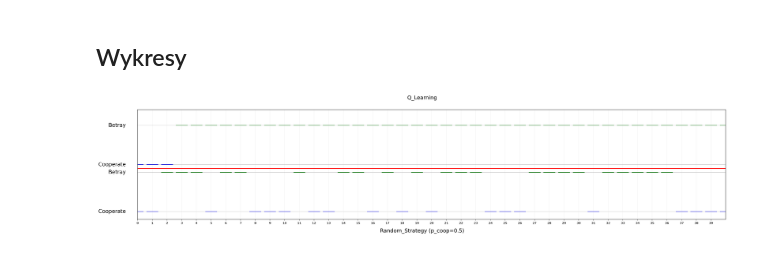
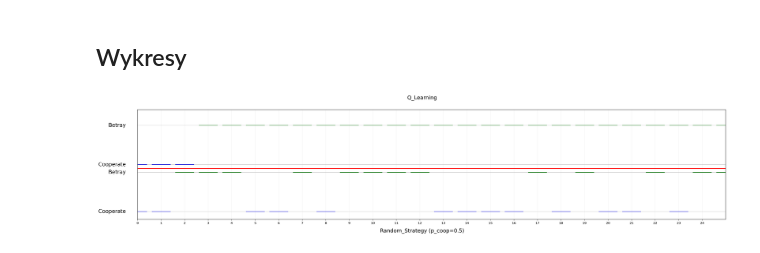
Before and after one commit to A-Rozmarynowicz/Prisoners_Dilemma_Simulator, a Jupyter notebook: source/main.ipynb, the cells around one changed output. Cells and saved outputs as stored; diff of their text form; code cells hidden in the pictures.

```diff
--- a/source/main.ipynb
+++ b/source/main.ipynb
@@ -288,12 +285,12 @@ if store_styled_matrix_in_html:
 # %% [markdown]
 ## Wykresy
 # %%
+%matplotlib inline
 import numpy as np
 import matplotlib.pyplot as plt
-%matplotlib inline
 
 x_min = 0
-x_max = 40
+x_max = 25
 strategy1_name = "Q"
 strategy2_name = "Random_Strategy (p_coop=0.5)"
 
@@ -331,31 +328,31 @@ plt.hlines(y = y_scale, xmin=x_min, xmax=x_max, colors="gray", linestyles="-", a
 plt.hlines(y = y_scale-y_offset, xmin=x_min, xmax=x_max, colors="gray", linestyles="-", alpha=0.3)
 plt.hlines(y = -y_offset, xmin=x_min, xmax=x_max, colors="gray", linestyles="-", alpha=0.3)
 
 plt.xlim([x_min, x_max])
 plt.ylim([-y_offset-0.1, y_offset+0.1])
 plt.yticks([])
 plt.ylabel("")
 plt.suptitle(f"{get_name(strategy1_ID)}", fontsize=fontsize, ha="center")
 
 
 ax = plt.gca()
 
 ax.text(-0.02, 0, 'Cooperate', transform=ax.get_yaxis_transform(),
         va='center', ha='right', fontsize=fontsize)
 ax.text(-0.02, y_scale, 'Betray', transform=ax.get_yaxis_transform(),
         va='center', ha='right', fontsize=fontsize)
 
 ax.text(-0.02, y_scale-y_offset, 'Betray', transform=ax.get_yaxis_transform(),
         va='center', ha='right', fontsize=fontsize)
 ax.text(-0.02, -y_offset, 'Cooperate', transform=ax.get_yaxis_transform(),
         va='center', ha='right', fontsize=fontsize)
 
 
 fig.text(0.5, 0.01, f"{get_name(strategy2_ID)}", ha='center', va='bottom', fontsize=fontsize)
 
 ax.set_xticks(np.arange(x_min, x_max, 1))
 ax.grid(True, alpha=0.2)
 
 plt.show()
 # %% [output]
-[figure, old version]
+[figure, new version]
```
Also changed, not shown: parts of 3 cells of this notebook, 1 other file.
